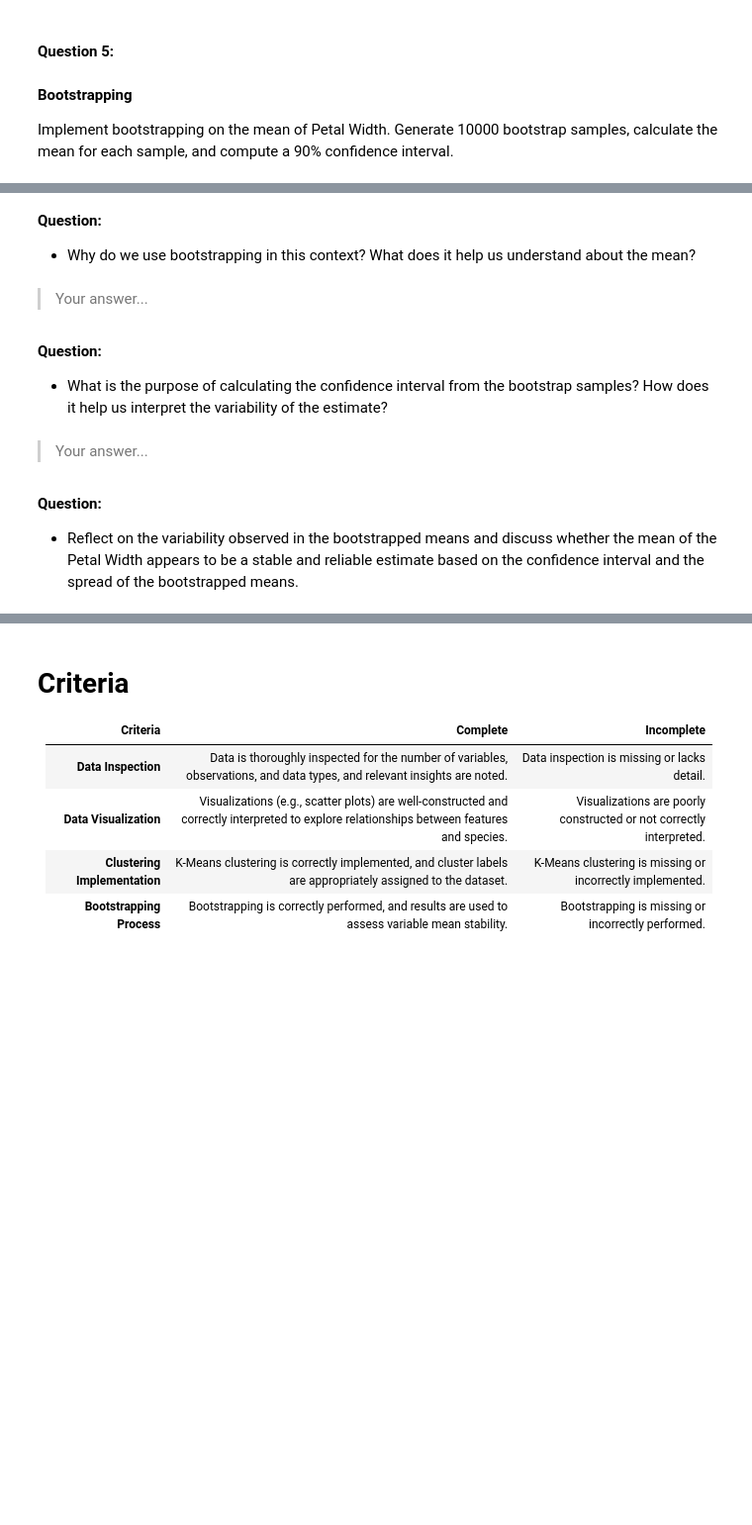
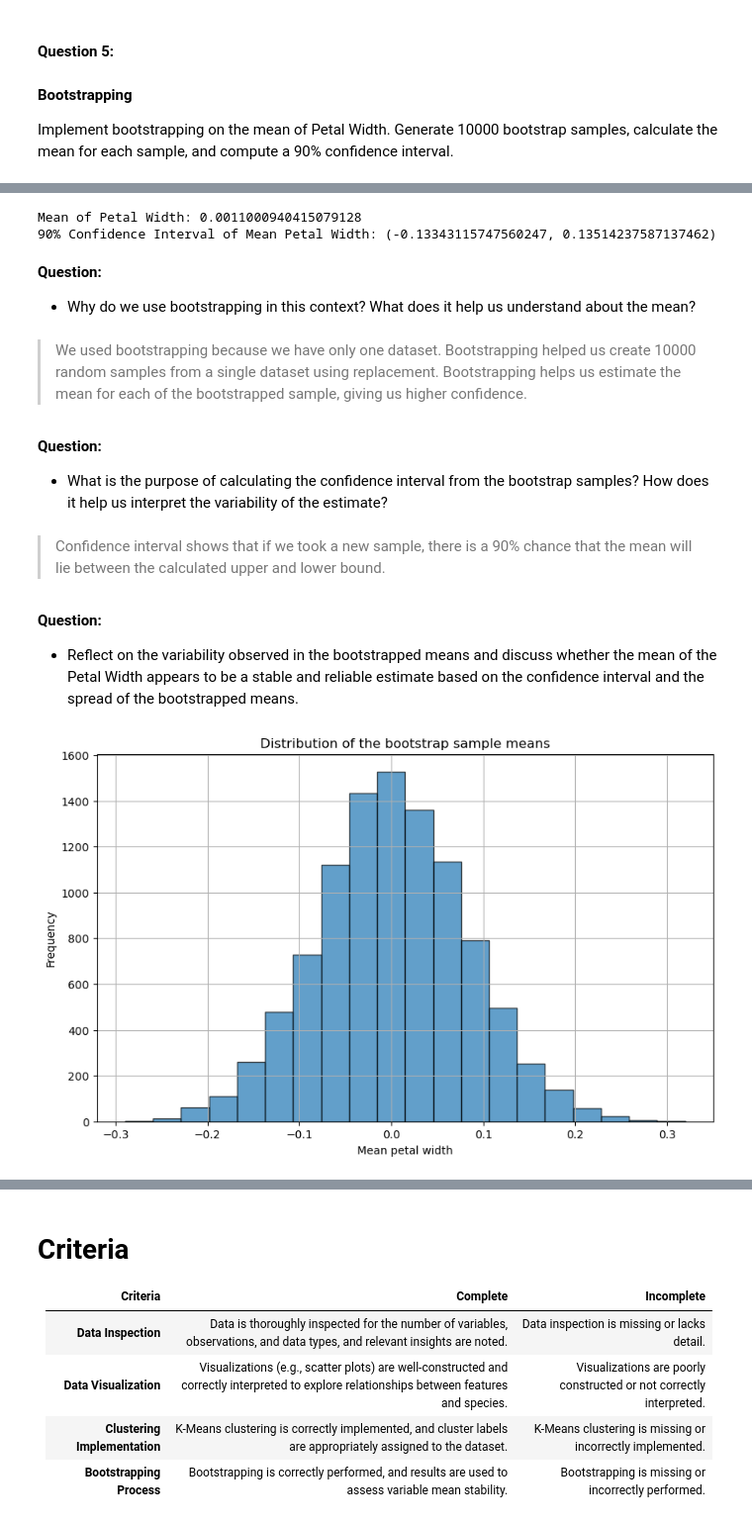
Before and after one commit to shyeolekar5/lcr, a Jupyter notebook: 02_activities/assignments/assignment_3.ipynb, the cells around one changed output, grey strips where cells are left out. Shown at 99% size. Cells and saved outputs as stored; diff of their text form; code cells hidden in the pictures; blank space fills up the shorter version.

Commit message:
assignment 3 completed

```diff
--- a/02_activities/assignments/assignment_3.ipynb
+++ b/02_activities/assignments/assignment_3.ipynb
@@ -199,0 +208,11 @@ print(f"90% Confidence Interval of Mean Petal Width: ({lower_bound}, {upper_boun
+# %%
+np.random.seed(123)
+
+bootstrap_samples = []
+for i in range(10000):
+    sample = clustered_iris_data.sample(frac=1, replace=True)
+    sample = sample.assign(replicate = i)
+    bootstrap_samples.append(sample)
+
+boot10000 = pd.concat(bootstrap_samples)
+boot10000
@@ -200,15 +233,46 @@ print(f"90% Confidence Interval of Mean Petal Width: ({lower_bound}, {upper_boun
+# %%
+boot_means = boot10000.groupby('replicate')['petal width (cm)'].mean().reset_index(name='mean_petal_width')
+
+mean_petal_width = boot_means['mean_petal_width'].mean()
+
+bounds = boot_means['mean_petal_width'].quantile([0.05, 0.95])
+
+lower_bound = bounds.loc[0.05]
+upper_bound = bounds.loc[0.95]
+
+# Display the result
+print(f"Mean of Petal Width: {mean_petal_width}")
+print(f"90% Confidence Interval of Mean Petal Width: ({lower_bound}, {upper_bound})")
+# %% [output]
+Mean of Petal Width: 0.0011000940415079128
+90% Confidence Interval of Mean Petal Width: (-0.13343115747560247, 0.13514237587137462)
 # %% [markdown]
 **Question:**
 - Why do we use bootstrapping in this context? What does it help us understand about the mean?
 # %% [markdown]
->  Your answer...
+>  We used bootstrapping because we have only one dataset. Bootstrapping helped us create 10000 random samples from a single dataset using replacement. Bootstrapping helps us estimate the mean for each of the bootstrapped sample, giving us higher confidence.
 # %% [markdown]
 **Question:**
 - What is the purpose of calculating the confidence interval from the bootstrap samples? How does it help us interpret the variability of the estimate?
 # %% [markdown]
-> Your answer...
+> Confidence interval shows that if we took a new sample, there is a 90% chance that the mean will lie between the calculated upper and lower bound.
 # %% [markdown]
 **Question:**
 
 - Reflect on the variability observed in the bootstrapped means and discuss whether the mean of the Petal Width appears to be a stable and reliable estimate based on the confidence interval and the spread of the bootstrapped means.
+# %%
+# Plot the histogram of the bootstrap distribution
+plt.figure(figsize=(10, 6))
+plt.hist(boot_means['mean_petal_width'], bins=20, edgecolor='black', alpha=0.7)
+
+# Add titles and labels
+plt.title('Distribution of the bootstrap sample means')
+plt.xlabel('Mean petal width')
+plt.ylabel('Frequency')
+
+# Show the plot
+plt.grid(True)
+plt.show()
+# %% [output]
+[figure, added]
 # %% [markdown]
```
Also changed, not shown: parts of 7 cells of this notebook.
